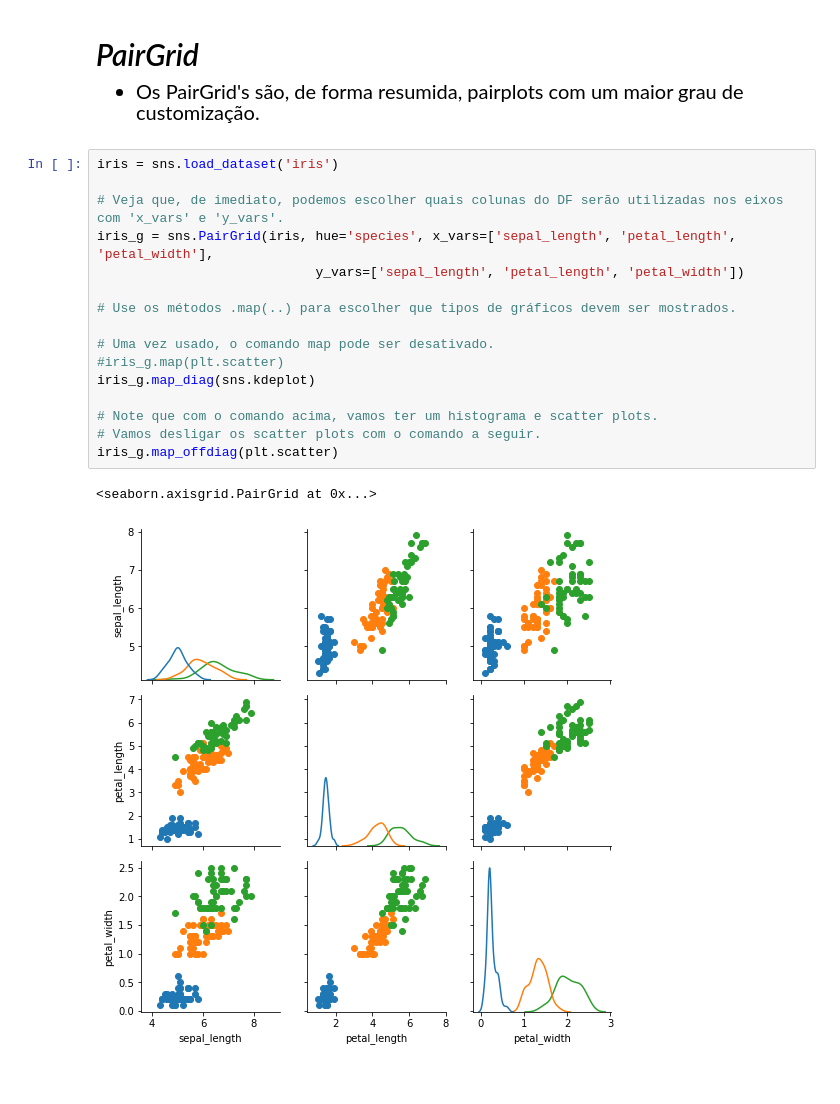
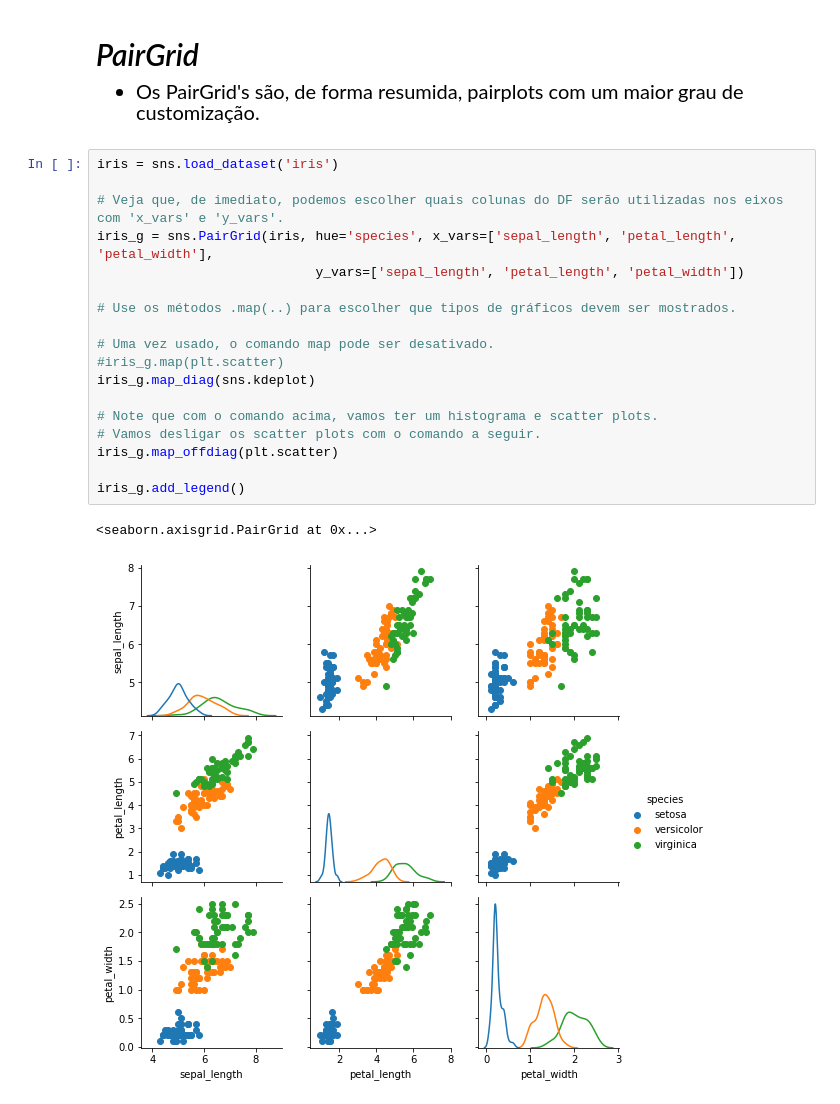
Before and after one commit to felipesveiga/Seaborn, a Jupyter notebook: Derek Banas/seaborn.ipynb, the cells around one changed output. Drawn from its saved outputs; the diff is of its cells as text.

```diff
--- a/Derek Banas/seaborn.ipynb
+++ b/Derek Banas/seaborn.ipynb
@@ -247,19 +247,21 @@ sns.clustermap(flight_pt, cmap='Blues', standard_scale=1)
 # %%
 iris = sns.load_dataset('iris')
 
 # Veja que, de imediato, podemos escolher quais colunas do DF serão utilizadas nos eixos com 'x_vars' e 'y_vars'.
 iris_g = sns.PairGrid(iris, hue='species', x_vars=['sepal_length', 'petal_length', 'petal_width'],
                             y_vars=['sepal_length', 'petal_length', 'petal_width'])
 
 # Use os métodos .map(..) para escolher que tipos de gráficos devem ser mostrados.
 
 # Uma vez usado, o comando map pode ser desativado.
 #iris_g.map(plt.scatter)
 iris_g.map_diag(sns.kdeplot)
 
 # Note que com o comando acima, vamos ter um histograma e scatter plots.
 # Vamos desligar os scatter plots com o comando a seguir.
 iris_g.map_offdiag(plt.scatter)
+
+iris_g.add_legend()
 # %% [output]
 <seaborn.axisgrid.PairGrid at 0x...>
-[figure, old version]
+[figure, new version]
```
Also changed, not shown: parts of 8 cells of this notebook.
